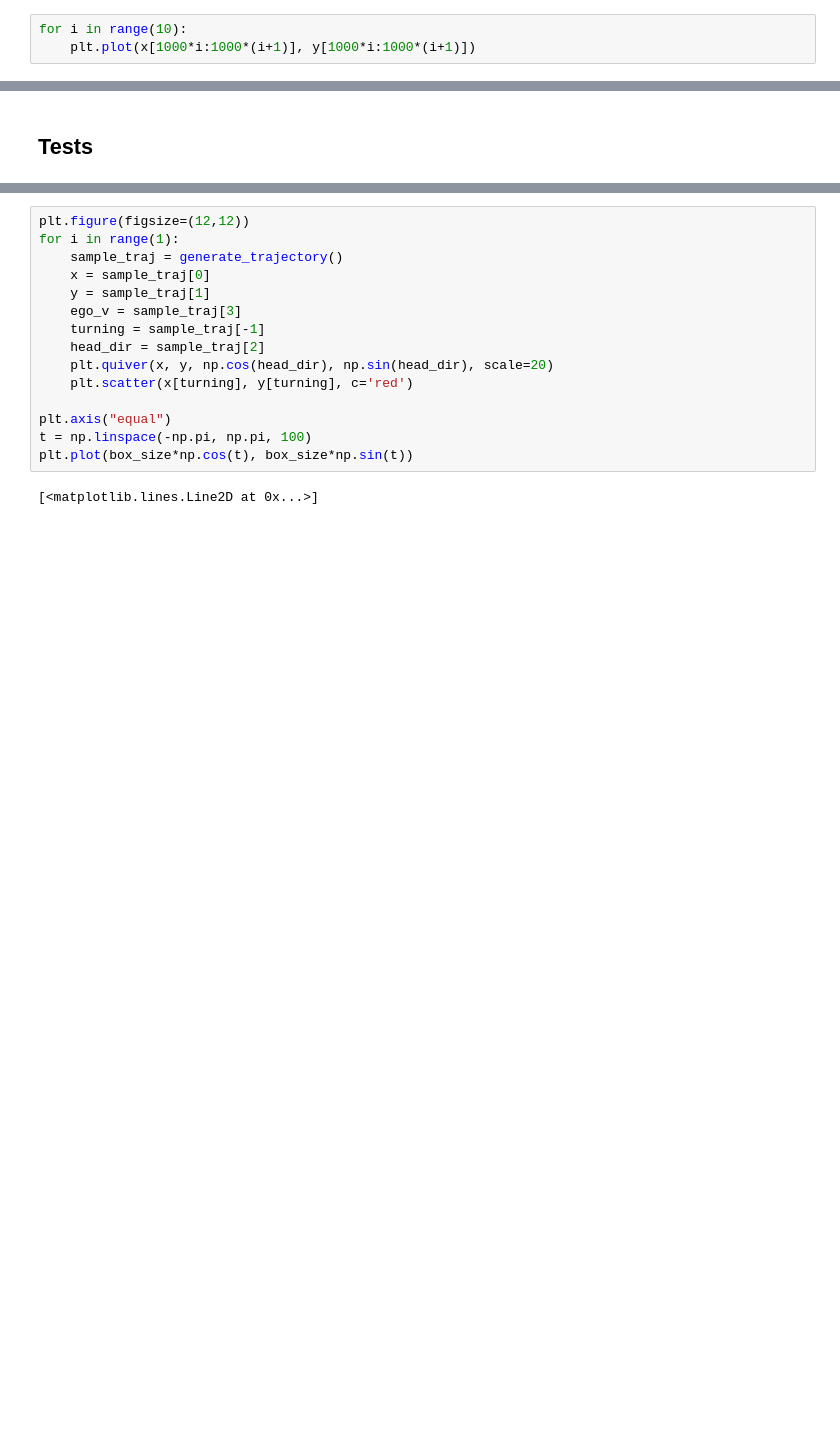
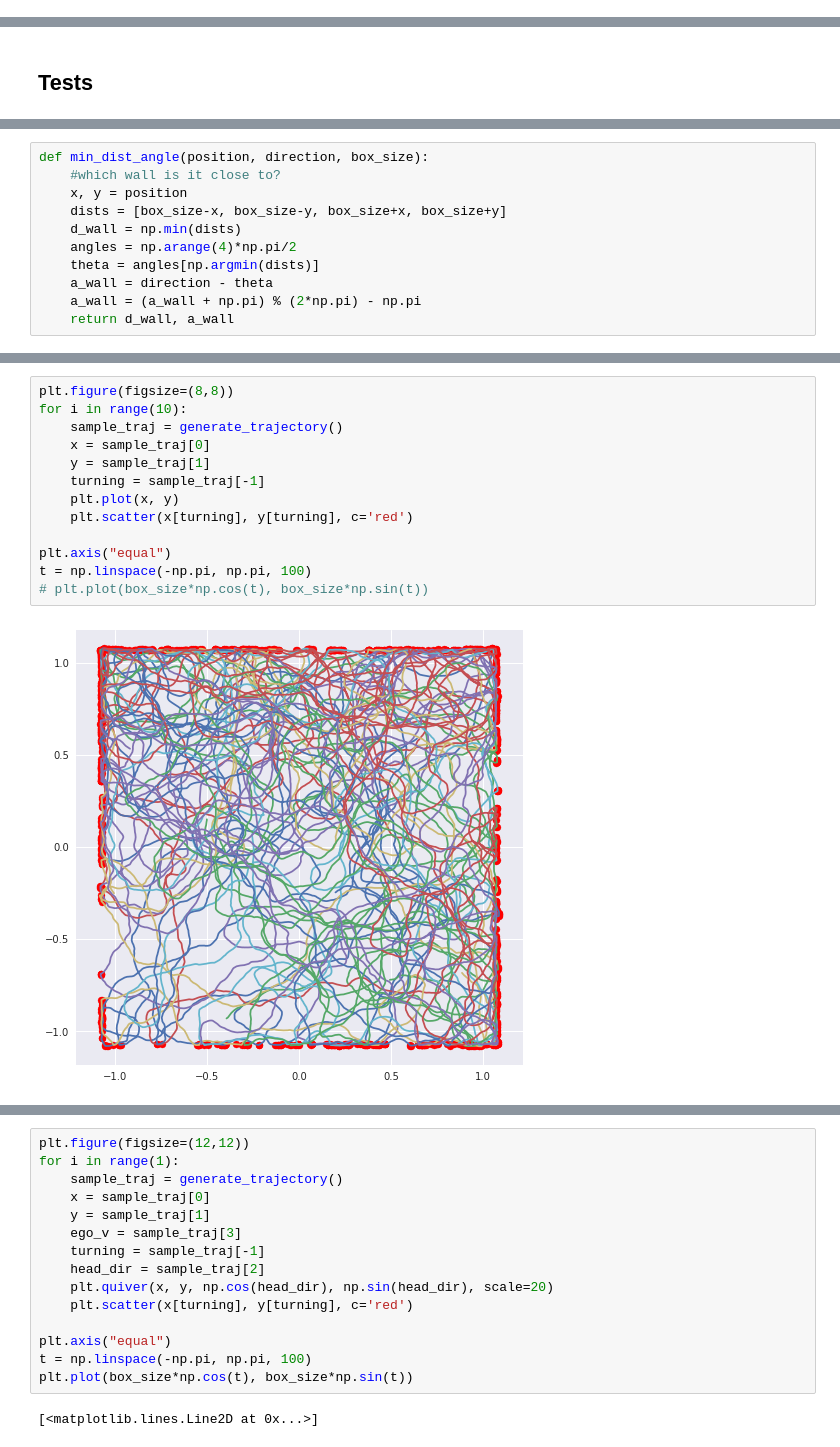
Before and after one commit to ganguli-lab/grid-pattern-formation, a Jupyter notebook: ben_generate_rat_trajectory.ipynb, the cells around one changed output, grey strips where cells are left out. Saved outputs shown, nothing was run; the diff lists cells and outputs as text; blank space fills up the shorter version.

Commit message:
corrected position bias

```diff
--- a/ben_generate_rat_trajectory.ipynb
+++ b/ben_generate_rat_trajectory.ipynb
@@ -149,3 +149,0 @@ plt.plot(x[100000:200000], y[100000:200000])
-# %%
-for i in range(10):
-    plt.plot(x[1000*i:1000*(i+1)], y[1000*i:1000*(i+1)])
@@ -167,0 +179,11 @@ plt.vlines([-1.1,1.1], -1.1,1.1, color='r')
+# %%
+def min_dist_angle(position, direction, box_size):
+    #which wall is it close to?
+    x, y = position
+    dists = [box_size-x, box_size-y, box_size+x, box_size+y]
+    d_wall = np.min(dists)
+    angles = np.arange(4)*np.pi/2
+    theta = angles[np.argmin(dists)]
+    a_wall = direction - theta
+    a_wall = (a_wall + np.pi) % (2*np.pi) - np.pi
+    return d_wall, a_wall
@@ -167,0 +227,15 @@ plt.vlines([-1.1,1.1], -1.1,1.1, color='r')
+# %%
+plt.figure(figsize=(8,8))
+for i in range(10):
+    sample_traj = generate_trajectory()
+    x = sample_traj[0]
+    y = sample_traj[1]
+    turning = sample_traj[-1]
+    plt.plot(x, y)
+    plt.scatter(x[turning], y[turning], c='red')
+
+plt.axis("equal")
+t = np.linspace(-np.pi, np.pi, 100)
+# plt.plot(box_size*np.cos(t), box_size*np.sin(t))
+# %% [output]
+[figure, added]
```
Also changed, not shown: parts of 18 cells of this notebook.
